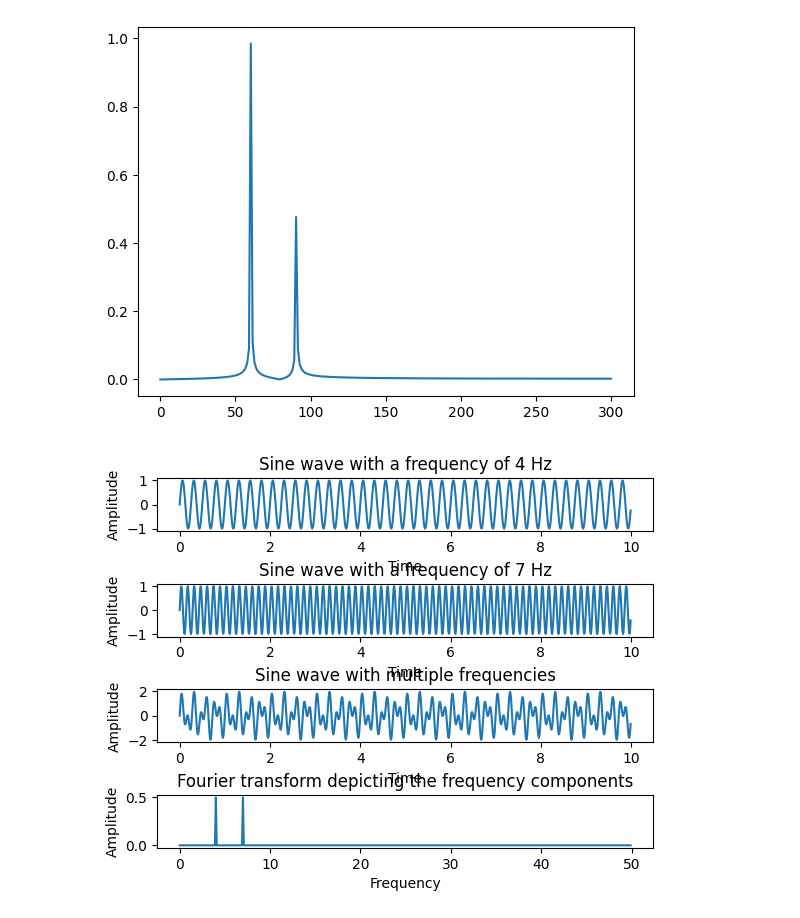
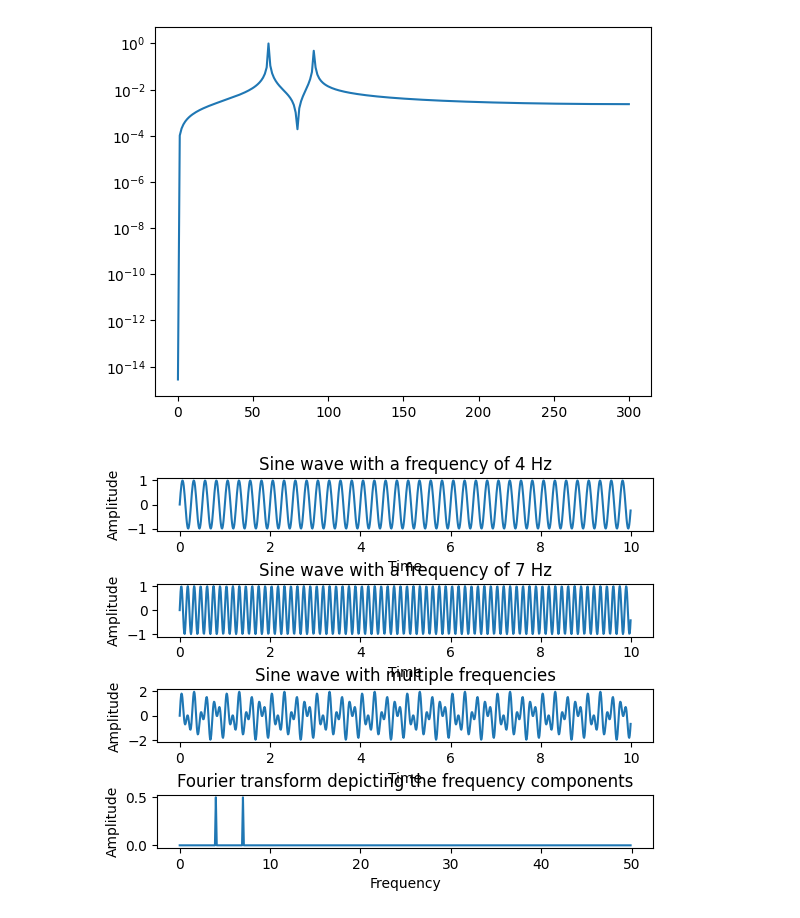
Before and after one commit to 106368030chentairong/SIV-POWER, a Jupyter notebook: test_FFT.ipynb, the cells around one changed output. Saved outputs shown, nothing was run; the diff lists cells and outputs as text; code cells hidden in the pictures.

```diff
--- a/test_FFT.ipynb
+++ b/test_FFT.ipynb
@@ -1,18 +1,19 @@
 # %%
 import matplotlib.pyplot as plt
 import numpy as np
 
 N = 500
 T = 1.0 / 600.0
 x = np.linspace(0.0, N*T, N)
 y = np.sin(60.0 * 2.0*np.pi*x) + 0.5*np.sin(90.0 * 2.0*np.pi*x)
 y_f = np.fft.fft(y)
 x_f = np.linspace(0.0, 1.0/(2.0*T), N//2)
 
 plt.plot(x_f, 2.0/N * np.abs(y_f[:N//2]))
+plt.yscale('log')
 plt.show()
 # %% [output]
-[figure, old version]
+[figure, new version]
 # %%
 import numpy as np
 import matplotlib.pyplot as plotter
```
Also changed, not shown: parts of 1 cell of this notebook, 6 other files.
